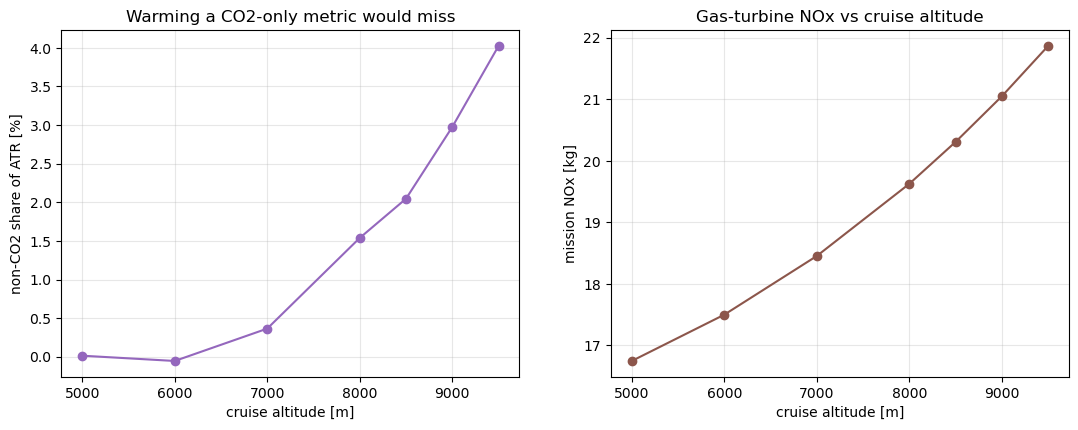
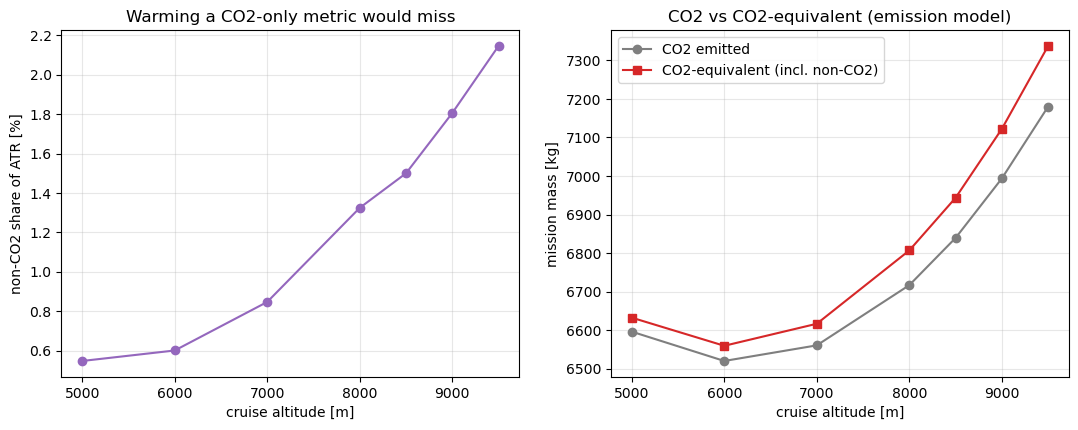
Unified diff of the notebook cell whose output changed from the first chart to the second:
--- before
+++ after
@@ -4,8 +4,8 @@
 axL.set_xlabel("cruise altitude [m]"); axL.set_ylabel("non-CO2 share of ATR [%]")
 axL.set_title("Warming a CO2-only metric would miss"); axL.grid(alpha=0.3)
-axR.plot(alts, nox, "o-", color="tab:brown")
-axR.set_xlabel("cruise altitude [m]"); axR.set_ylabel("mission NOx [kg]")
-axR.set_title("Gas-turbine NOx vs cruise altitude"); axR.grid(alpha=0.3)
+axR.plot(alts, co2, "o-", color="tab:gray", label="CO2 emitted")
+axR.plot(alts, co2e, "s-", color="tab:red", label="CO2-equivalent (incl. non-CO2)")
+axR.set_xlabel("cruise altitude [m]"); axR.set_ylabel("mission mass [kg]")
+axR.set_title("CO2 vs CO2-equivalent (emission model)"); axR.grid(alpha=0.3); axR.legend()
 plt.show()
-print(f"non-CO2 share of ATR grows from {nonco2_share[0]:.1f}% at {alts[0]} m "
-      f"to {nonco2_share[-1]:.1f}% at {alts[-1]} m.")
+print(f"CO2-equivalent / CO2 ranges {co2e[0]/co2[0]:.2f}x to {co2e[-1]/co2[-1]:.2f}x over the sweep.")

Commit: finalizing emissions modeling